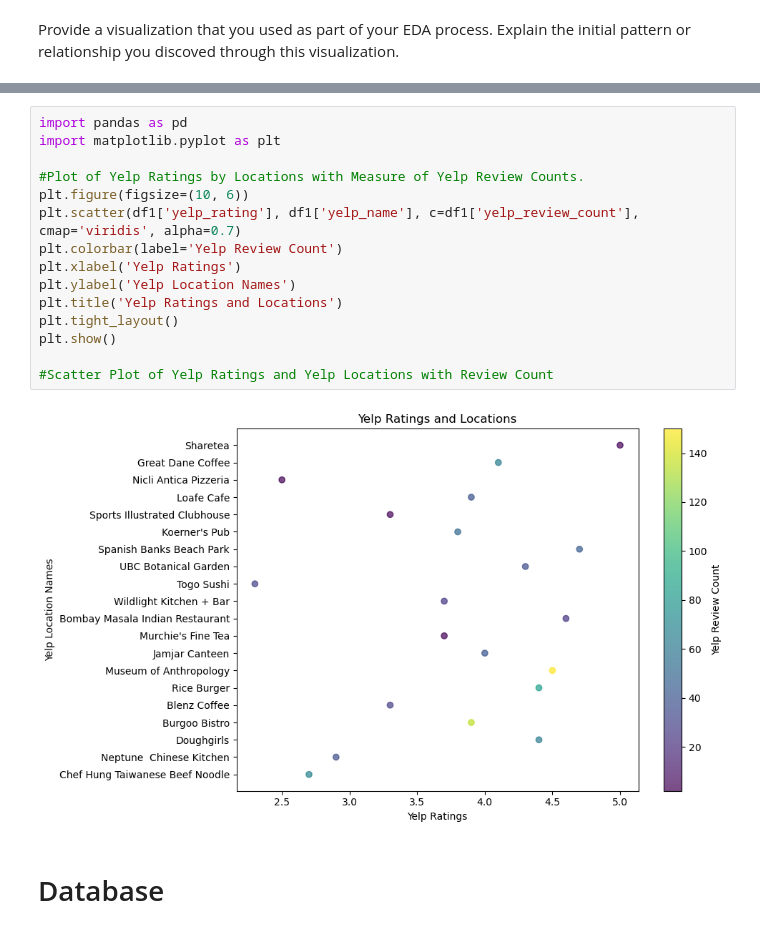
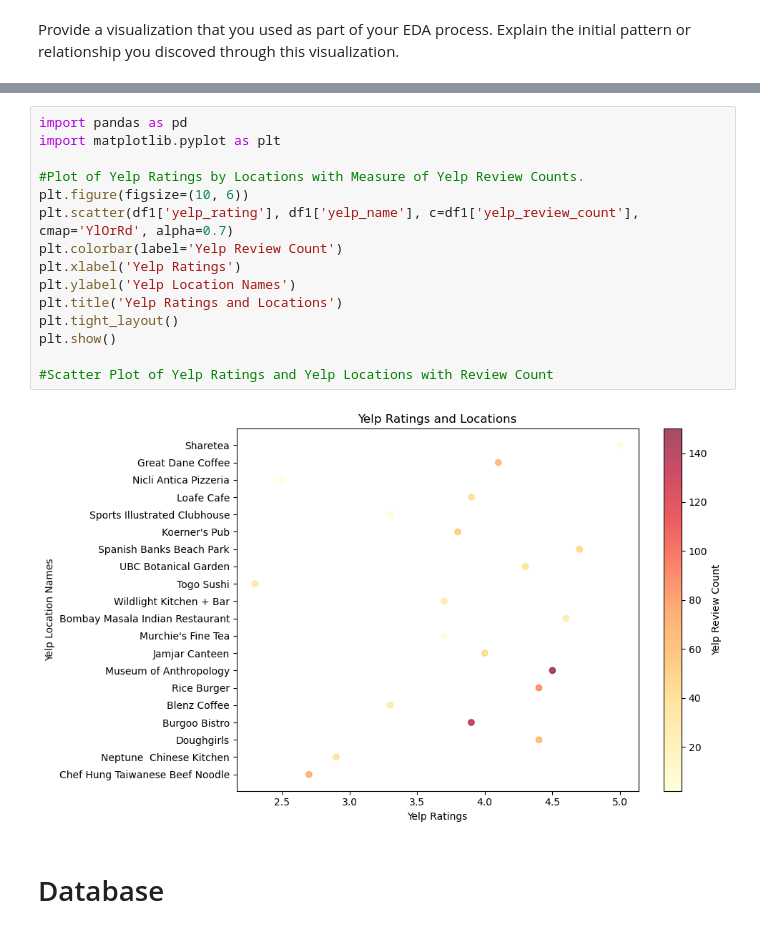
Before and after one commit to adrianyau/Python-Statistical-Modeling, a Jupyter notebook: notebooks/joining_data.ipynb, the cells around one changed output, grey strips where cells are left out. Saved outputs shown, nothing was run; the diff lists cells and outputs as text.

```diff
--- a/notebooks/joining_data.ipynb
+++ b/notebooks/joining_data.ipynb
@@ -77,20 +77,20 @@ plt.show()
 # %%
 import pandas as pd
 import matplotlib.pyplot as plt
 
 #Plot of Yelp Ratings by Locations with Measure of Yelp Review Counts.
 plt.figure(figsize=(10, 6))
-plt.scatter(df1['yelp_rating'], df1['yelp_name'], c=df1['yelp_review_count'], cmap='viridis', alpha=0.7)
+plt.scatter(df1['yelp_rating'], df1['yelp_name'], c=df1['yelp_review_count'], cmap='YlOrRd', alpha=0.7)
 plt.colorbar(label='Yelp Review Count')
 plt.xlabel('Yelp Ratings')
 plt.ylabel('Yelp Location Names')
 plt.title('Yelp Ratings and Locations')
 plt.tight_layout()
 plt.show()
 
 #Scatter Plot of Yelp Ratings and Yelp Locations with Review Count
 # %% [output]
-[figure, old version]
+[figure, new version]
 # %% [markdown]
 # Database
 # %% [markdown]
```
Also changed, not shown: parts of 18 cells of this notebook.
